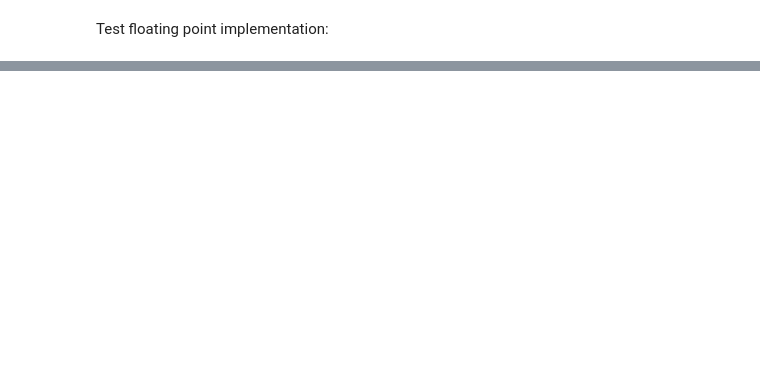
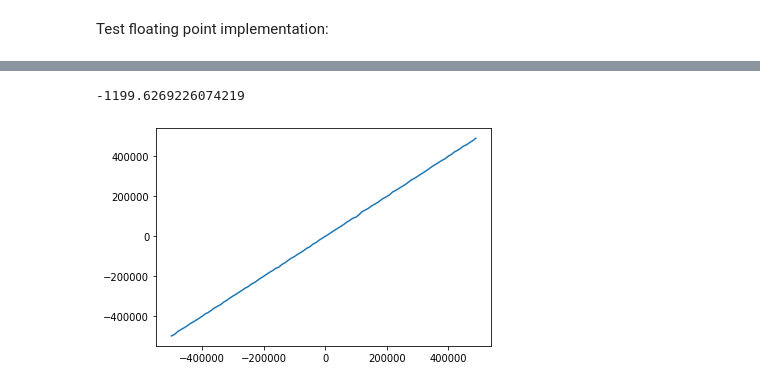
Before and after one commit to Hypotalamus/myBFSK, a Jupyter notebook: CFRU_dev.ipynb, the cells around one changed output, grey strips where cells are left out. Drawn from its saved outputs; the diff is of its cells as text; code cells hidden in the pictures; blank space fills up the shorter version.

```diff
--- a/CFRU_dev.ipynb
+++ b/CFRU_dev.ipynb
@@ -329,24 +390,0 @@ error: 1
-# %%
-dBw = 12
-bw = 16
-compMin = 128
-Is = np.arange(-2**(dBw-1), 2**(dBw-1))
-Qs = np.arange(-2**(dBw-1), 2**(dBw-1))
-Im, Qm = np.meshgrid(Is, Qs)
-pnts = Im + 1j*Qm
-anglesRef = (np.round(2**(bw-1) / np.pi * np.angle(pnts))).astype(int)
-anglesTmp = np.zeros_like(anglesRef)
-bitsMin = 8
-bitsMax = 20
-errsMax = np.zeros(bitsMax-bitsMin+1)
-for ii in range(bitsMin, bitsMax+1):
-    for jj in range(2**(dBw)):
-        for kk in range(2**dBw):
-            if (abs(jj-2**(dBw-1)) >=compMin) and (abs(kk-2**(dBw-1)) >=compMin):
-                anglesTmp[jj, kk] = cordic((jj-2**(dBw-1)) + 1j*(kk-2**(dBw-1)), ii, bw=bw)
-            else:
-                anglesTmp[jj, kk] = anglesRef[jj, kk]
-    errs = np.abs(anglesRef - anglesTmp)
-    errsMax[ii-bitsMin] = np.max(errs)
-
-print(errsMax)
@@ -354,0 +453,22 @@ KeyboardInterrupt:
+# %%
+dfsEst = np.zeros_like(dfs)
+for ii, df_ in enumerate(dfs):
+    for jj in range(Navg):
+        bits = np.random.randint(2, size=bitsQnt)
+        mod.modulateOut(bits)
+        FSKdata = mod.readAll()
+        FSKdBb = signal.lfilter(inFilt, 1, FSKdata*np.exp(-1j*2*np.pi*(fc-df_)/fs*np.arange(len(FSKdata))))
+        FSKdBbDs = signal.decimate(FSKdBb, DDCfactor, ftype='fir')
+        FSKdBbDs = np.round(FSKdBbDs * 2**11)
+        fest.reset()
+        fest.loadIntoBuffer(FSKdBbDs)
+        dfEst = fest.estimate()
+        dfsEst[ii] += dfEst
+
+dfsEst /= (Navg * 2**32 / fs)
+ind = np.argmin(np.abs(dfs))
+print(dfsEst[ind])
+plt.plot(dfs, dfsEst);
+# %% [output]
+-1199.6269226074219
+[figure, added]
```
Also changed, not shown: parts of 12 cells of this notebook.
